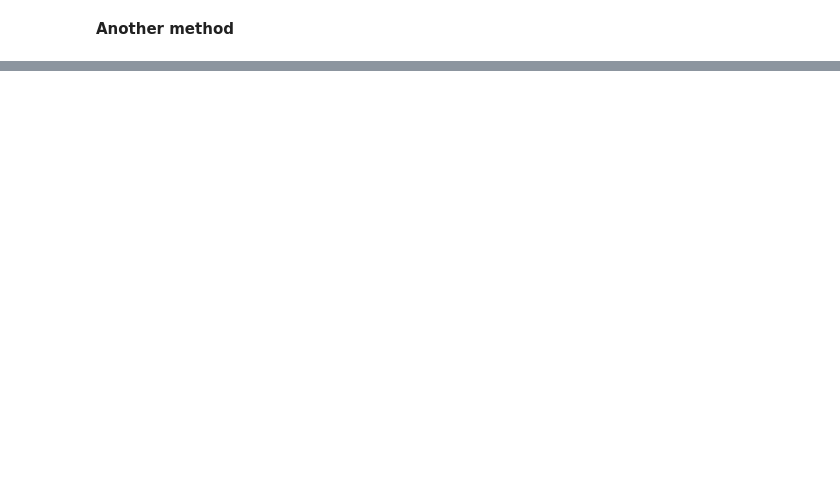
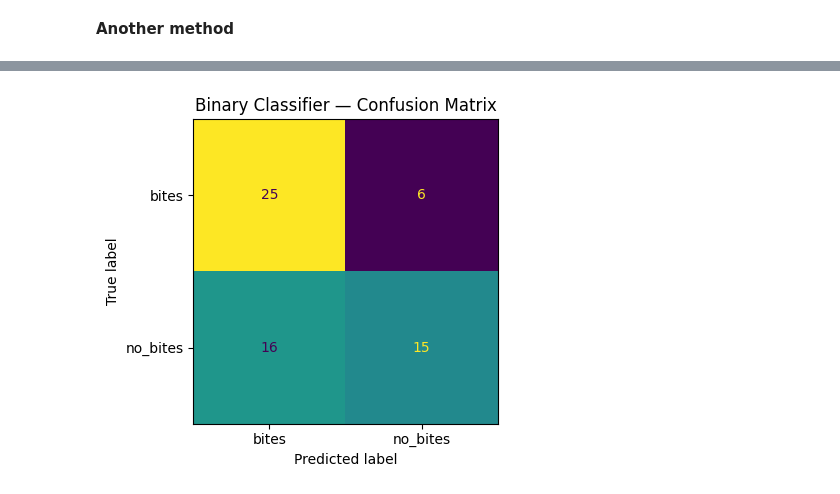
Before and after one commit to idshay16/Bug-bite-classification-using-a-TC-classification-model, a Jupyter notebook: Stacked_Model.ipynb, the cells around one changed output, grey strips where cells are left out. Drawn from its saved outputs; the diff is of its cells as text; code cells hidden in the pictures; blank space fills up the shorter version.

```diff
--- a/Stacked_Model.ipynb
+++ b/Stacked_Model.ipynb
@@ -182,0 +212,85 @@ else:
+# %%
+import glob, os
+import numpy as np
+import matplotlib.pyplot as plt
+from sklearn.metrics import classification_report, ConfusionMatrixDisplay, confusion_matrix
+from keras.preprocessing.image import load_img, img_to_array
+
+# ── helpers ──────────────────────────────────────────────────────────────────
+
+def load_images_batch(paths, target_size=(310, 310)):
+    """Load a list of image paths into a float32 array [0,255]."""
+    return np.stack([
+        img_to_array(load_img(p, target_size=target_size))
+        for p in paths
+    ], axis=0)
+
+# ── 1. Binary classifier validation ──────────────────────────────────────────
+# Dataset: Bug-Data/Binary_Bug_Data/val/{bites, no_bites}
+# bites=0, no_bites=1  (alphabetical Keras order)
+
+BINARY_VAL = f'{PROJECT_ROOT}/Bug-Data/Binary_Bug_Data/val'
+bite_paths    = sorted(glob.glob(f'{BINARY_VAL}/bites/*'))
+no_bite_paths = sorted(glob.glob(f'{BINARY_VAL}/no_bites/*'))
+
+all_paths  = bite_paths + no_bite_paths
+y_true_bin = [0] * len(bite_paths) + [1] * len(no_bite_paths)
+
+print(f'Binary val — bites: {len(bite_paths)}, no_bites: {len(no_bite_paths)}, total: {len(all_paths)}')
+
+X_bin = load_images_batch(all_paths)
+raw_preds = binary_model.predict(X_bin / 255., batch_size=16, verbose=1)
+y_pred_bin = (raw_preds[:, 0] >= 0.5).astype(int)   # >=0.5 → no_bites (1)
+
+print('\n── Binary Classifier ──')
+print(classification_report(y_true_bin, y_pred_bin, target_names=['bites', 'no_bites']))
+
+fig, ax = plt.subplots(figsize=(5, 4))
+ConfusionMatrixDisplay(
+    confusion_matrix(y_true_bin, y_pred_bin),
+    display_labels=['bites', 'no_bites']
+).plot(ax=ax, colorbar=False)
+ax.set_title('Binary Classifier — Confusion Matrix')
+plt.tight_layout()
+plt.show()
+
+# ── 2. Ensemble (multiclass) classifier validation ────────────────────────────
+# Dataset: Bug-Data/Multiclass_Bug_data/val/{ants,bed_bugs,mosquitos,spiders,ticks_fleas}
+
+MULTI_VAL  = f'{PROJECT_ROOT}/Bug-Data/Multiclass_Bug_data/val'
+CLASS_NAMES = ['ants', 'bed_bugs', 'mosquitos', 'spiders', 'ticks_fleas']
+
+mc_paths, y_true_mc = [], []
+for idx, cls in enumerate(CLASS_NAMES):
+    paths = sorted(glob.glob(f'{MULTI_VAL}/{cls}/*'))
+    mc_paths.extend(paths)
+    y_true_mc.extend([idx] * len(paths))
+    print(f'  {cls}: {len(paths)}')
+
+print(f'\nMulticlass val — total: {len(mc_paths)}')
+
+# Predict in batches to avoid OOM
+BATCH = 16
+y_pred_mc = []
+for i in range(0, len(mc_paths), BATCH):
+    batch_paths = mc_paths[i:i+BATCH]
+    X_mc = load_images_batch(batch_paths)
+    cn  = convnext_model.predict(X_mc, verbose=0)
+    rn  = resnet_model.predict(X_mc, verbose=0)
+    ef  = efficient_model.predict(X_mc, verbose=0)
+    avg = (cn + rn + ef) / 3.0
+    y_pred_mc.extend(np.argmax(avg, axis=1).tolist())
+    print(f'  processed {min(i+BATCH, len(mc_paths))}/{len(mc_paths)}', end='\r')
+
+print('\n\n── Ensemble Classifier ──')
+print(classification_report(y_true_mc, y_pred_mc, target_names=CLASS_NAMES))
+
+fig, ax = plt.subplots(figsize=(7, 6))
+ConfusionMatrixDisplay(
+    confusion_matrix(y_true_mc, y_pred_mc),
+    display_labels=CLASS_NAMES
+).plot(ax=ax, colorbar=False, xticks_rotation=30)
+ax.set_title('Ensemble Classifier — Confusion Matrix')
+plt.tight_layout()
+plt.show()
+# %% [output]
@@ -182,0 +319 @@ else:
+[figure, added]
```
Also changed, not shown: parts of 10 cells of this notebook, 3 other files.
